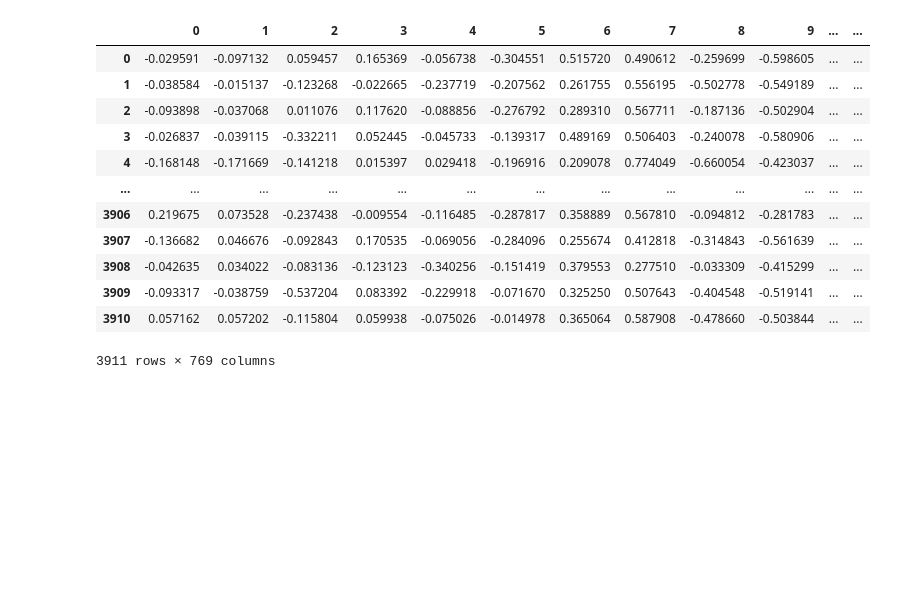
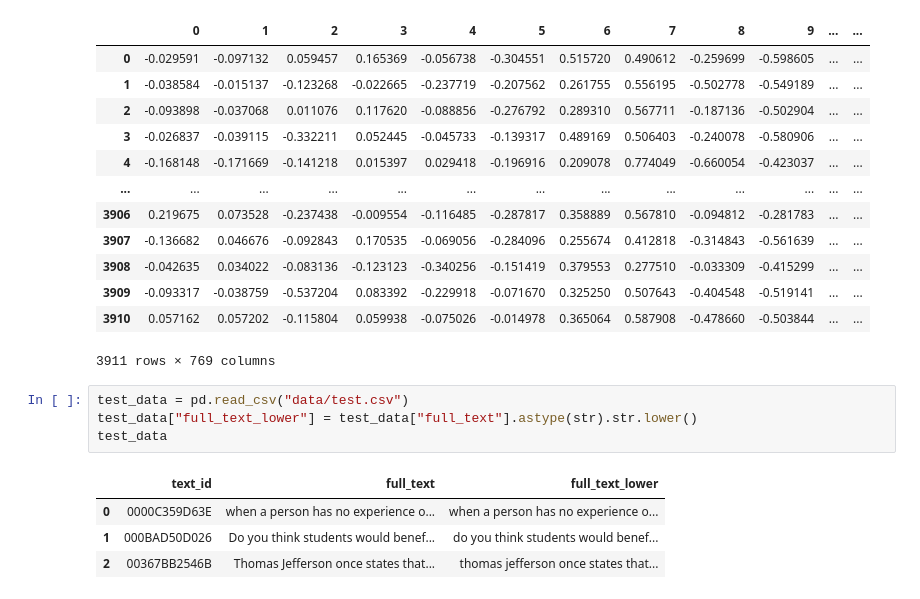
Before and after one commit to praveenkrishna0512/cs3264_project, a Jupyter notebook: Erdos2022FallJai.ipynb, the cells around one changed output. Cells and saved outputs as stored; diff of their text form; blank space fills up the shorter version.

```diff
--- a/Erdos2022FallJai.ipynb
+++ b/Erdos2022FallJai.ipynb
@@ -539,3 +538,12 @@ bert_spell_voc_labels.iloc[:,:769]
 | 3909 | -0.093317 | -0.038759 | -0.537204 | 0.083392 | -0.229918 | -0.071670 | 0.325250 | 0.507643 | -0.404548 | -0.519141 | ... | ... |
 | 3910 | 0.057162 | 0.057202 | -0.115804 | 0.059938 | -0.075026 | -0.014978 | 0.365064 | 0.587908 | -0.478660 | -0.503844 | ... | ... |
 3911 rows × 769 columns
+# %%
+test_data = pd.read_csv("data/test.csv")
+test_data["full_text_lower"] = test_data["full_text"].astype(str).str.lower()
+test_data
+# %% [output]
+|  | text_id | full_text | full_text_lower |
+| 0 | 0000C359D63E | when a person has no experience o... | when a person has no experience o... |
+| 1 | 000BAD50D026 | Do you think students would benef... | do you think students would benef... |
+| 2 | 00367BB2546B | Thomas Jefferson once states that... | thomas jefferson once states that... |
```
Also changed, not shown: parts of 3 cells of this notebook, 10 other files.
